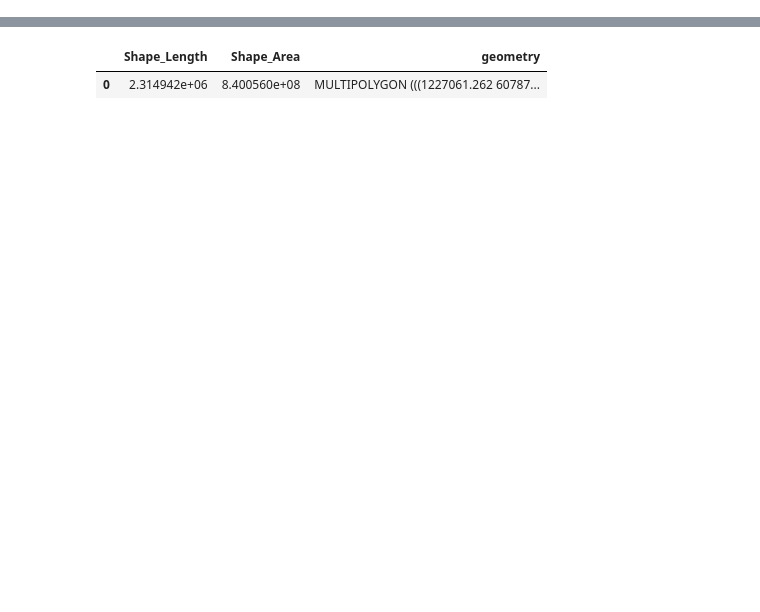
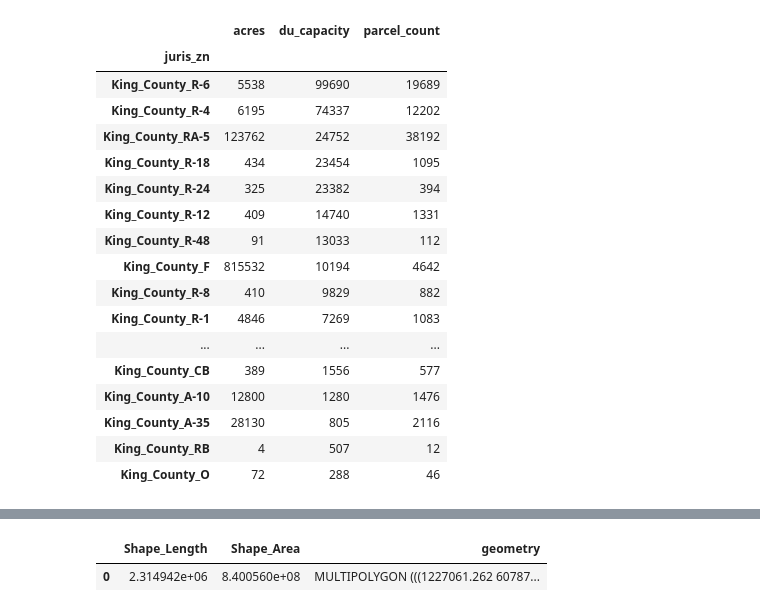
Before and after one commit to psrc/future_land_use, a Jupyter notebook: projects/summer_2026/scratch.ipynb, the cells around one changed output, grey strips where cells are left out. Cells and saved outputs as stored; diff of their text form; code cells hidden in the pictures; blank space fills up the shorter version.

```diff
--- a/projects/summer_2026/scratch.ipynb
+++ b/projects/summer_2026/scratch.ipynb
@@ -8,0 +21,3 @@ from future_land_use.util.clean_unique_ids import clean_id
+# %%
+king = df.loc[df['Juris'] == 'King_County'].copy()
+king['acres'] = king['gross_sqft'] / 43560
@@ -8,0 +39,25 @@ from future_land_use.util.clean_unique_ids import clean_id
+# %%
+res_king = king.loc[king['Res_Use'] == 1].copy()
+# %%
+res_king['du_capacity'] = res_king['acres'] * res_king['MaxDU_Res']
+# %%
+res_king.groupby('juris_zn').agg({'acres':'sum','du_capacity':'sum','parcel_id':'count'}).round(0).astype(int).sort_values(by='du_capacity', ascending=False).rename(columns={'parcel_id':'parcel_count'})
+# %% [output]
+|  | acres | du_capacity | parcel_count |
+| juris_zn |  |  |  |
+| King_County_R-6 | 5538 | 99690 | 19689 |
+| King_County_R-4 | 6195 | 74337 | 12202 |
+| King_County_RA-5 | 123762 | 24752 | 38192 |
+| King_County_R-18 | 434 | 23454 | 1095 |
+| King_County_R-24 | 325 | 23382 | 394 |
+| King_County_R-12 | 409 | 14740 | 1331 |
+| King_County_R-48 | 91 | 13033 | 112 |
+| King_County_F | 815532 | 10194 | 4642 |
+| King_County_R-8 | 410 | 9829 | 882 |
+| King_County_R-1 | 4846 | 7269 | 1083 |
+| ... | ... | ... | ... |
+| King_County_CB | 389 | 1556 | 577 |
+| King_County_A-10 | 12800 | 1280 | 1476 |
+| King_County_A-35 | 28130 | 805 | 2116 |
+| King_County_RB | 4 | 507 | 12 |
+| King_County_O | 72 | 288 | 46 |
```
Also changed, not shown: parts of 11 cells of this notebook, 1 other file.
